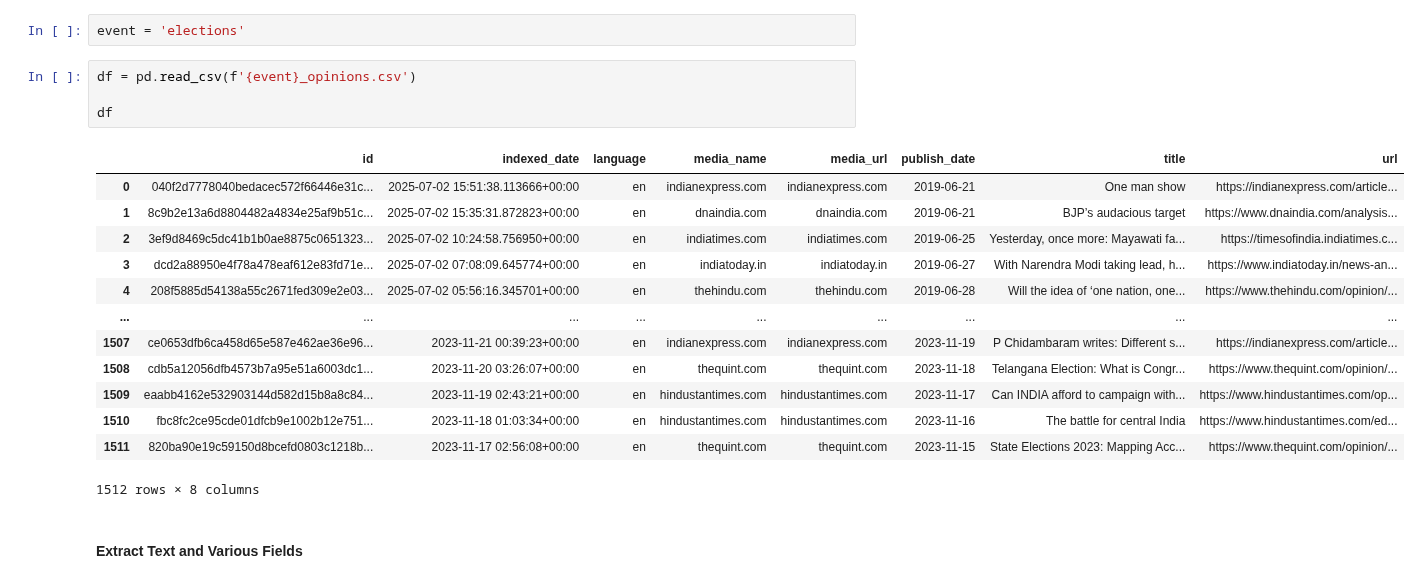
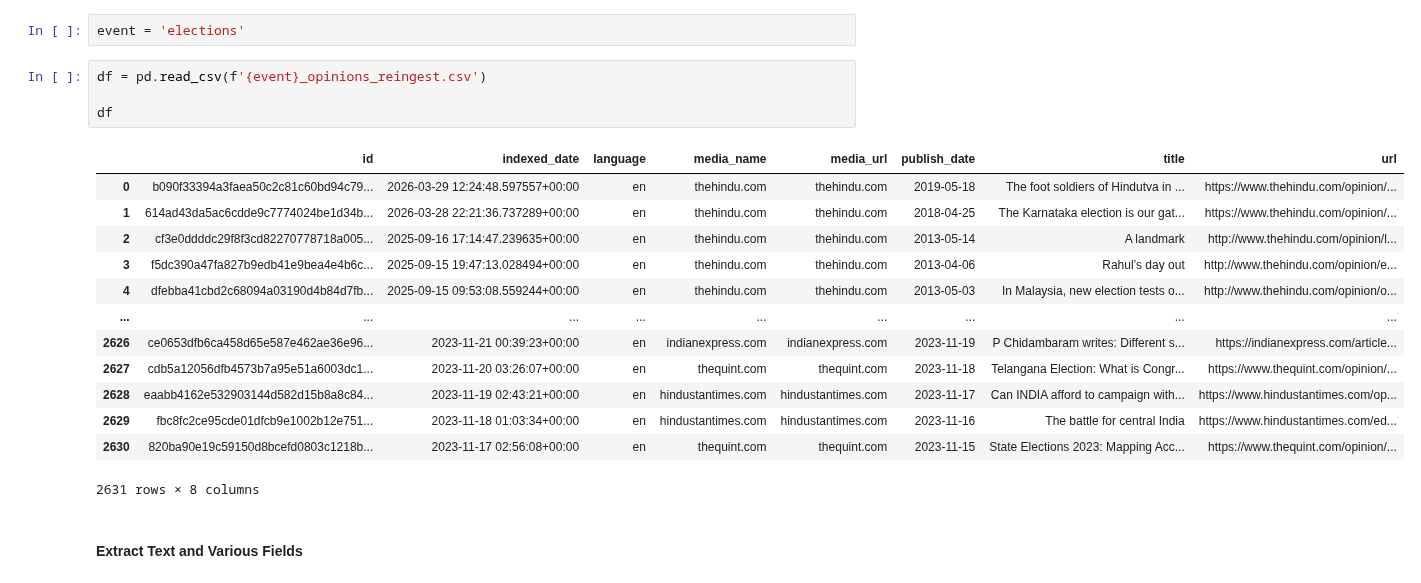
Before and after one commit to Rupository/IndiaMediaLens-Capture, a Jupyter notebook: Story Extraction/Opinion Pieces/ExtractText.ipynb, the cells around one changed output. Drawn from its saved outputs; the diff is of its cells as text.

Commit message:
reingest - text extraction

```diff
--- a/Story Extraction/Opinion Pieces/ExtractText.ipynb
+++ b/Story Extraction/Opinion Pieces/ExtractText.ipynb
@@ -207,23 +215,23 @@ Unable to extact article text for https://www.ndtv.com/india-news/bjp-wont-allow
 # %%
 event = 'elections'
 # %%
-df = pd.read_csv(f'{event}_opinions.csv')
+df = pd.read_csv(f'{event}_opinions_reingest.csv')
 
 df
 # %% [output]
 |  | id | indexed_date | language | media_name | media_url | publish_date | title | url |
-| 0 | 040f2d7778040bedacec572f66446e31c... | 2025-07-02 15:51:38.113666+00:00 | en | indianexpress.com | indianexpress.com | 2019-06-21 | One man show | https://indianexpress.com/article... |
-| 1 | 8c9b2e13a6d8804482a4834e25af9b51c... | 2025-07-02 15:35:31.872823+00:00 | en | dnaindia.com | dnaindia.com | 2019-06-21 | BJP’s audacious target | https://www.dnaindia.com/analysis... |
-| 2 | 3ef9d8469c5dc41b1b0ae8875c0651323... | 2025-07-02 10:24:58.756950+00:00 | en | indiatimes.com | indiatimes.com | 2019-06-25 | Yesterday, once more: Mayawati fa... | https://timesofindia.indiatimes.c... |
-| 3 | dcd2a88950e4f78a478eaf612e83fd71e... | 2025-07-02 07:08:09.645774+00:00 | en | indiatoday.in | indiatoday.in | 2019-06-27 | With Narendra Modi taking lead, h... | https://www.indiatoday.in/news-an... |
-| 4 | 208f5885d54138a55c2671fed309e2e03... | 2025-07-02 05:56:16.345701+00:00 | en | thehindu.com | thehindu.com | 2019-06-28 | Will the idea of ‘one nation, one... | https://www.thehindu.com/opinion/... |
+| 0 | b090f33394a3faea50c2c81c60bd94c79... | 2026-03-29 12:24:48.597557+00:00 | en | thehindu.com | thehindu.com | 2019-05-18 | The foot soldiers of Hindutva in ... | https://www.thehindu.com/opinion/... |
+| 1 | 614ad43da5ac6cdde9c7774024be1d34b... | 2026-03-28 22:21:36.737289+00:00 | en | thehindu.com | thehindu.com | 2018-04-25 | The Karnataka election is our gat... | https://www.thehindu.com/opinion/... |
+| 2 | cf3e0ddddc29f8f3cd82270778718a005... | 2025-09-16 17:14:47.239635+00:00 | en | thehindu.com | thehindu.com | 2013-05-14 | A landmark | http://www.thehindu.com/opinion/l... |
+| 3 | f5dc390a47fa827b9edb41e9bea4e4b6c... | 2025-09-15 19:47:13.028494+00:00 | en | thehindu.com | thehindu.com | 2013-04-06 | Rahul’s day out | http://www.thehindu.com/opinion/e... |
+| 4 | dfebba41cbd2c68094a03190d4b84d7fb... | 2025-09-15 09:53:08.559244+00:00 | en | thehindu.com | thehindu.com | 2013-05-03 | In Malaysia, new election tests o... | http://www.thehindu.com/opinion/o... |
 | ... | ... | ... | ... | ... | ... | ... | ... | ... |
-| 1507 | ce0653dfb6ca458d65e587e462ae36e96... | 2023-11-21 00:39:23+00:00 | en | indianexpress.com | indianexpress.com | 2023-11-19 | P Chidambaram writes: Different s... | https://indianexpress.com/article... |
-| 1508 | cdb5a12056dfb4573b7a95e51a6003dc1... | 2023-11-20 03:26:07+00:00 | en | thequint.com | thequint.com | 2023-11-18 | Telangana Election: What is Congr... | https://www.thequint.com/opinion/... |
-| 1509 | eaabb4162e532903144d582d15b8a8c84... | 2023-11-19 02:43:21+00:00 | en | hindustantimes.com | hindustantimes.com | 2023-11-17 | Can INDIA afford to campaign with... | https://www.hindustantimes.com/op... |
-| 1510 | fbc8fc2ce95cde01dfcb9e1002b12e751... | 2023-11-18 01:03:34+00:00 | en | hindustantimes.com | hindustantimes.com | 2023-11-16 | The battle for central India | https://www.hindustantimes.com/ed... |
-| 1511 | 820ba90e19c59150d8bcefd0803c1218b... | 2023-11-17 02:56:08+00:00 | en | thequint.com | thequint.com | 2023-11-15 | State Elections 2023: Mapping Acc... | https://www.thequint.com/opinion/... |
+| 2626 | ce0653dfb6ca458d65e587e462ae36e96... | 2023-11-21 00:39:23+00:00 | en | indianexpress.com | indianexpress.com | 2023-11-19 | P Chidambaram writes: Different s... | https://indianexpress.com/article... |
+| 2627 | cdb5a12056dfb4573b7a95e51a6003dc1... | 2023-11-20 03:26:07+00:00 | en | thequint.com | thequint.com | 2023-11-18 | Telangana Election: What is Congr... | https://www.thequint.com/opinion/... |
+| 2628 | eaabb4162e532903144d582d15b8a8c84... | 2023-11-19 02:43:21+00:00 | en | hindustantimes.com | hindustantimes.com | 2023-11-17 | Can INDIA afford to campaign with... | https://www.hindustantimes.com/op... |
+| 2629 | fbc8fc2ce95cde01dfcb9e1002b12e751... | 2023-11-18 01:03:34+00:00 | en | hindustantimes.com | hindustantimes.com | 2023-11-16 | The battle for central India | https://www.hindustantimes.com/ed... |
+| 2630 | 820ba90e19c59150d8bcefd0803c1218b... | 2023-11-17 02:56:08+00:00 | en | thequint.com | thequint.com | 2023-11-15 | State Elections 2023: Mapping Acc... | https://www.thequint.com/opinion/... |
-1512 rows × 8 columns
+2631 rows × 8 columns
 # %% [markdown]
 #### Extract Text and Various Fields
 # %%
```
Also changed, not shown: parts of 10 cells of this notebook, 2 other files.
